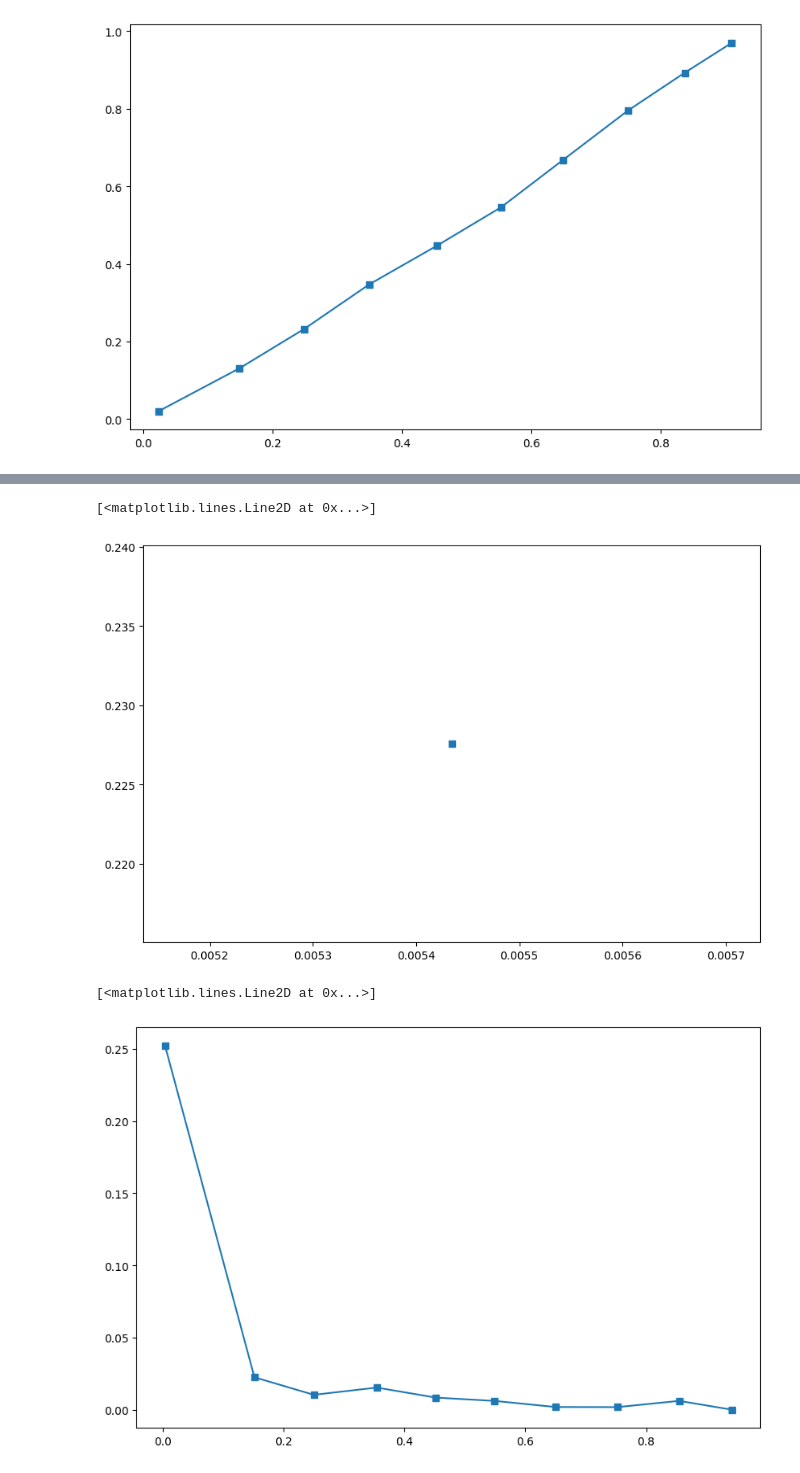
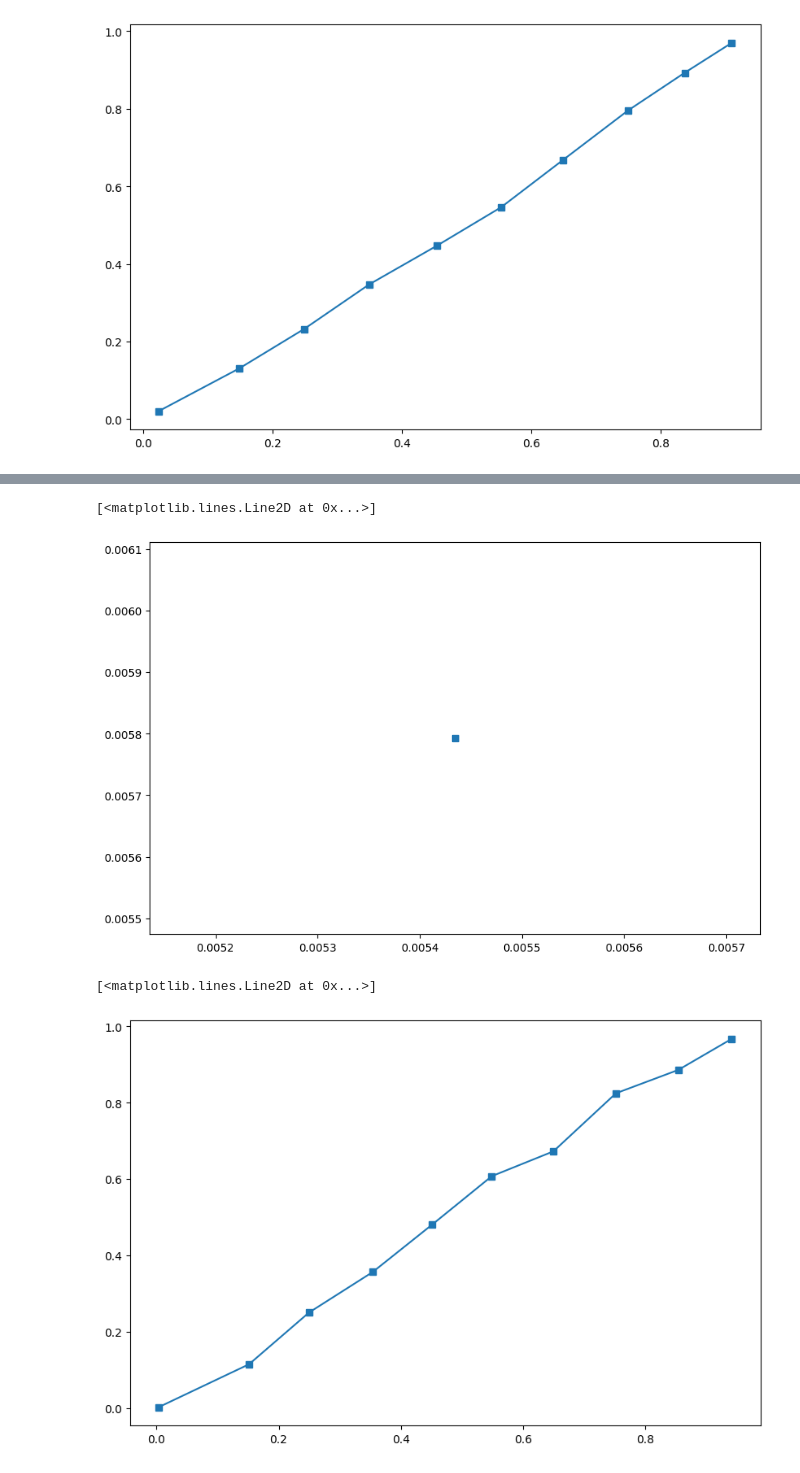
Before and after one commit to alexandragaev/xwOBA, a Jupyter notebook: pybaseball.ipynb, the cells around one changed output, grey strips where cells are left out. Cells and saved outputs as stored; diff of their text form; code cells hidden in the pictures.

```diff
--- a/pybaseball.ipynb
+++ b/pybaseball.ipynb
@@ -572,32 +557,32 @@ ax1.plot(mean_predicted_value, fraction_of_positives, "s-")
 # %%
-#Triple: Below is the probablities of a single for each data point.
+#Triple: Below is the probablities of a triple for each data point.
 preds_test [:,3]
 
-Triple = [3 if y==3 else 0 for y in Y_test]
+Triple = [1 if y==3 else 0 for y in Y_test]
 
 fig = plt.figure(1, figsize=(10, 10))
 ax1 = plt.subplot2grid((3, 1), (0, 0), rowspan=2)
 
 
 fraction_of_positives, mean_predicted_value = \
-calibration_curve(single, preds_test [:,3], n_bins=10)
+calibration_curve(Triple, preds_test [:,3], n_bins=10)
 ax1.plot(mean_predicted_value, fraction_of_positives, "s-")
 # %% [output]
 [<matplotlib.lines.Line2D at 0x...>]
-[figure, old version]
+[figure, new version]
 # %%
-#Home Run: Below is the probablities of a single for each data point.
+#Home Run: Below is the probablities of a home run for each data point.
 preds_test [:,4]
 
-Triple = [4 if y==4 else 0 for y in Y_test]
+Homerun = [1 if y==4 else 0 for y in Y_test]
 
 fig = plt.figure(1, figsize=(10, 10))
 ax1 = plt.subplot2grid((3, 1), (0, 0), rowspan=2)
 
 
 fraction_of_positives, mean_predicted_value = \
-calibration_curve(single, preds_test [:,4], n_bins=10)
+calibration_curve(Homerun, preds_test [:,4], n_bins=10)
 ax1.plot(mean_predicted_value, fraction_of_positives, "s-")
 # %% [output]
 [<matplotlib.lines.Line2D at 0x...>]
-[figure, old version]
+[figure, new version]
```
Also changed, not shown: parts of 3 cells of this notebook.
